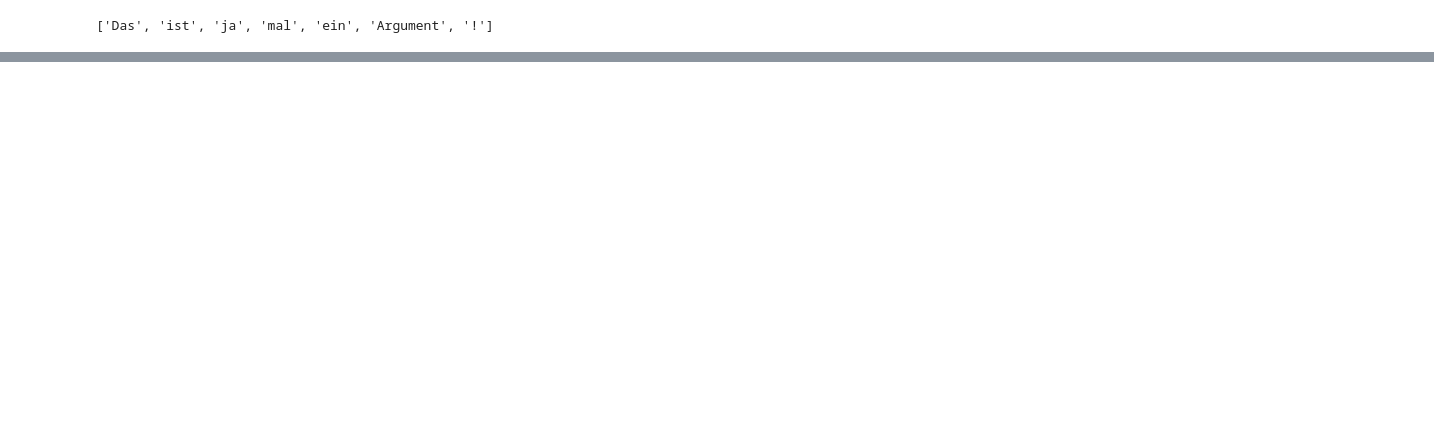
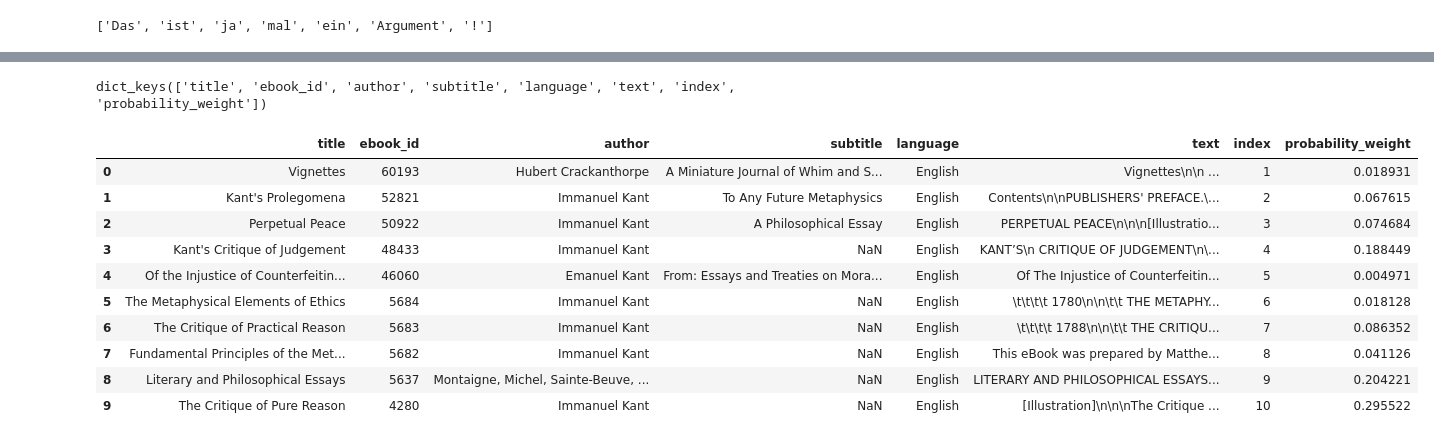
Before and after one commit to emerson-escolar/ml-indie-tools, a Jupyter notebook: examples/LocalTest.ipynb, the cells around one changed output, grey strips where cells are left out. Drawn from its saved outputs; the diff is of its cells as text; code cells hidden in the pictures; blank space fills up the shorter version.

```diff
--- a/examples/LocalTest.ipynb
+++ b/examples/LocalTest.ipynb
@@ -37,7 +44,7 @@ search for a single keyword (e.g. english), or an array of keywords.
 File:      ~/gith/domschl/ml-indie-tools/src/ml_indie_tools/Gutenberg_Dataset.py
 Type:      method
 # %%
-sl=gd.search({'author': 'kant', 'language': 'german'})
+sl=gd.search({'author': 'kant', 'language': 'english'})
 # %%
 sl2=gd.insert_book_texts(sl)
 # %% [output]
@@ -123,0 +133,4 @@ tl.decode(el, tokenizer=tokenizer)
+# %%
+sl2[1].keys()
+# %% [output]
+dict_keys(['title', 'ebook_id', 'author', 'subtitle', 'language', 'text', 'index', 'probability_weight'])
@@ -123,0 +139,16 @@ tl.decode(el, tokenizer=tokenizer)
+# %%
+df = pd.DataFrame(sl2)
+# %%
+df
+# %% [output]
+|  | title | ebook_id | author | subtitle | language | text | index | probability_weight |
+| 0 | Vignettes | 60193 | Hubert Crackanthorpe | A Miniature Journal of Whim and S... | English | Vignettes\n\n ... | 1 | 0.018931 |
+| 1 | Kant's Prolegomena | 52821 | Immanuel Kant | To Any Future Metaphysics | English | Contents\n\nPUBLISHERS' PREFACE.\... | 2 | 0.067615 |
+| 2 | Perpetual Peace | 50922 | Immanuel Kant | A Philosophical Essay | English | PERPETUAL PEACE\n\n\n[Illustratio... | 3 | 0.074684 |
+| 3 | Kant's Critique of Judgement | 48433 | Immanuel Kant | NaN | English | KANT’S\n CRITIQUE OF JUDGEMENT\n\... | 4 | 0.188449 |
+| 4 | Of the Injustice of Counterfeitin... | 46060 | Emanuel Kant | From: Essays and Treaties on Mora... | English | Of The Injustice of Counterfeitin... | 5 | 0.004971 |
+| 5 | The Metaphysical Elements of Ethics | 5684 | Immanuel Kant | NaN | English | \t\t\t\t 1780\n\n\t\t THE METAPHY... | 6 | 0.018128 |
+| 6 | The Critique of Practical Reason | 5683 | Immanuel Kant | NaN | English | \t\t\t\t 1788\n\n\t\t THE CRITIQU... | 7 | 0.086352 |
+| 7 | Fundamental Principles of the Met... | 5682 | Immanuel Kant | NaN | English | This eBook was prepared by Matthe... | 8 | 0.041126 |
+| 8 | Literary and Philosophical Essays | 5637 | Montaigne, Michel, Sainte-Beuve, ... | NaN | English | LITERARY AND PHILOSOPHICAL ESSAYS... | 9 | 0.204221 |
+| 9 | The Critique of Pure Reason | 4280 | Immanuel Kant | NaN | English | [Illustration]\n\n\nThe Critique ... | 10 | 0.295522 |
```
Also changed, not shown: parts of 15 cells of this notebook, 1 other file.
